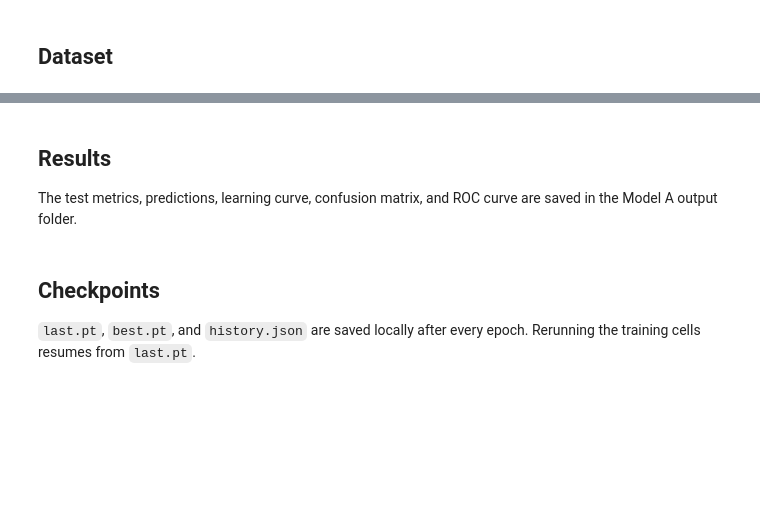
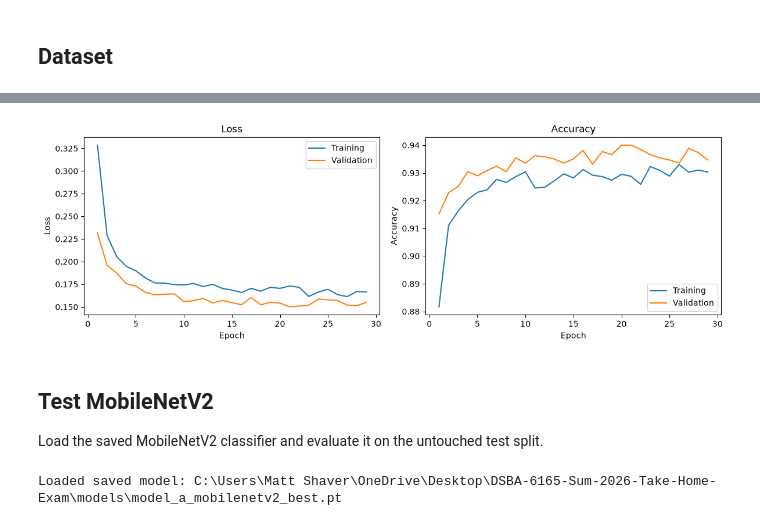
Before and after one commit to shaverm96/DSBA-6165-Sum-2026-Take-Home-Exam, a Jupyter notebook: notebooks/02_model_a_baseline.ipynb, the cells around one changed output, grey strips where cells are left out. Saved outputs shown, nothing was run; the diff lists cells and outputs as text; code cells hidden in the pictures; blank space fills up the shorter version.

```diff
--- a/notebooks/02_model_a_baseline.ipynb
+++ b/notebooks/02_model_a_baseline.ipynb
@@ -674,45 +497,38 @@ print(pd.Series(test_metrics).round(4))
+# %%
+history_table = pd.DataFrame(history)
 # %%
-prediction_table = pd.DataFrame({
-    'image_path': all_paths,
-    'actual': [CLASS_NAMES[index] for index in targets],
-    'probability_dog': probabilities,
-    'predicted': [CLASS_NAMES[index] for index in predictions],
-})
+plt.figure(figsize=(12, 4))
 
-(OUTPUT_DIR / 'test_metrics.json').write_text(
-    json.dumps(test_metrics, indent=2),
-    encoding='utf-8',
-)
-prediction_table.to_csv(OUTPUT_DIR / 'test_predictions.csv', index=False)
+plt.subplot(1, 2, 1)
+plt.plot(history_table['epoch'], history_table['train_loss'], label='Training')
+plt.plot(history_table['epoch'], history_table['validation_loss'], label='Validation')
+plt.title('Loss')
+plt.xlabel('Epoch')
+plt.ylabel('Loss')
+plt.legend()
 
-fig, axes = plt.subplots(1, 2, figsize=(12, 4))
-ConfusionMatrixDisplay(
-    confusion_matrix(targets, predictions, labels=[0, 1]),
-    display_labels=CLASS_NAMES,
-).plot(ax=axes[0], cmap='Blues', colorbar=False)
-axes[0].set_title('Model A - Confusion Matrix')
-
-axes[1].plot(
-    false_positive_rate,
-    true_positive_rate,
-    label=f"AUC = {test_metrics['roc_auc']:.3f}",
-)
-axes[1].plot([0, 1], [0, 1], linestyle='--', color='gray')
-axes[1].set_title('Model A - ROC Curve')
-axes[1].set_xlabel('False Positive Rate')
-axes[1].set_ylabel('True Positive Rate')
-axes[1].legend()
+plt.subplot(1, 2, 2)
+plt.plot(history_table['epoch'], history_table['train_accuracy'], label='Training')
+plt.plot(history_table['epoch'], history_table['validation_accuracy'], label='Validation')
+plt.title('Accuracy')
+plt.xlabel('Epoch')
+plt.ylabel('Accuracy')
+plt.legend()
 
 plt.tight_layout()
-plt.savefig(OUTPUT_DIR / 'test_evaluation.png', dpi=200, bbox_inches='tight')
+plt.savefig(OUTPUT_DIR / 'training_history.png', dpi=200)
 plt.show()
-
-print('Results saved to:', OUTPUT_DIR)
+# %% [output]
+[figure, added]
 # %% [markdown]
-## Results
+## Test MobileNetV2
 
-The test metrics, predictions, learning curve, confusion matrix, and ROC curve are saved in the Model A output folder.
+Load the saved MobileNetV2 classifier and evaluate it on the untouched test split.
-# %% [markdown]
-## Checkpoints
-
-`last.pt`, `best.pt`, and `history.json` are saved locally after every epoch. Rerunning the training cells resumes from `last.pt`.
+# %%
+test_model = MobileNetV2Classifier(weights=None).to(DEVICE)
+test_model.load_state_dict(torch.load(BEST_MODEL_PATH, map_location=DEVICE))
+test_model.eval()
+
+print('Loaded saved model:', BEST_MODEL_PATH)
+# %% [output]
+Loaded saved model: C:\Users\Matt Shaver\OneDrive\Desktop\DSBA-6165-Sum-2026-Take-Home-Exam\models\model_a_mobilenetv2_best.pt
```
Also changed, not shown: parts of 24 cells of this notebook, 7 other files.
